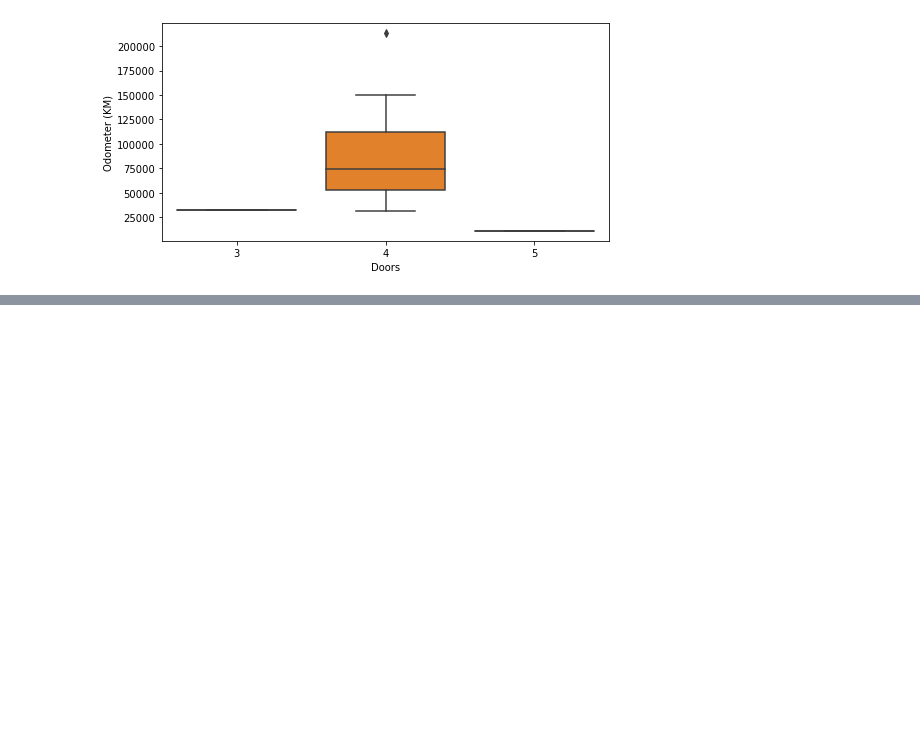
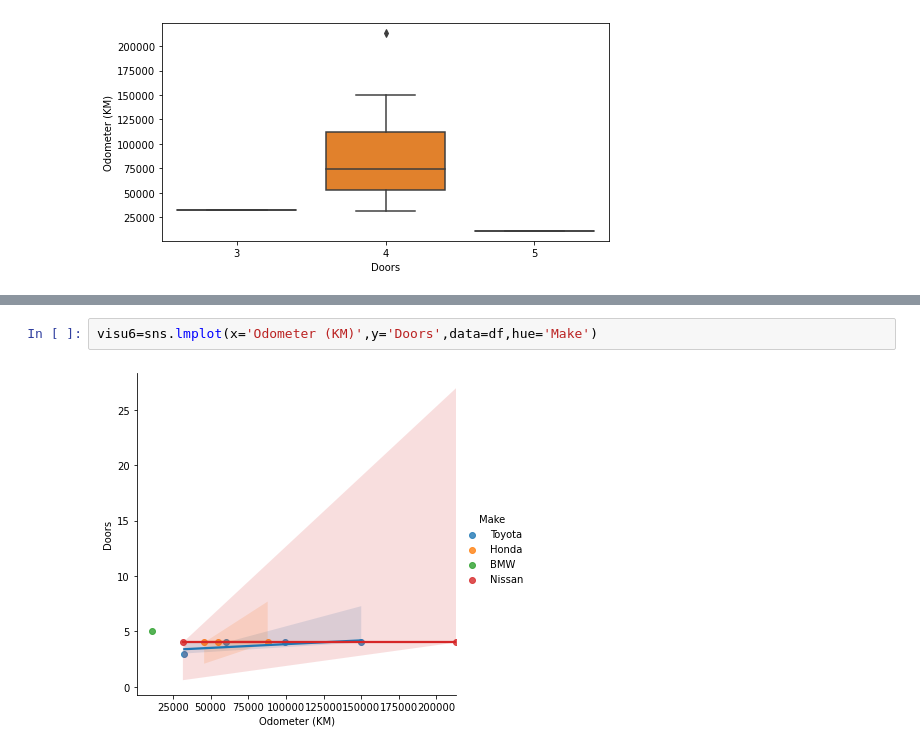
Before and after one commit to Abdullah-ICT-14/Python, a Jupyter notebook: Data Frames/Introduction to seaborn.ipynb, the cells around one changed output, grey strips where cells are left out. Drawn from its saved outputs; the diff is of its cells as text; blank space fills up the shorter version.

```diff
--- a/Data Frames/Introduction to seaborn.ipynb
+++ b/Data Frames/Introduction to seaborn.ipynb
@@ -45,0 +82,4 @@ visu4=sns.boxplot(data=df,x='Doors',y='Odometer (KM)')
+# %%
+visu6=sns.lmplot(x='Odometer (KM)',y='Doors',data=df,hue='Make')
+# %% [output]
+[figure, added]
```
Also changed, not shown: parts of 6 cells of this notebook.
